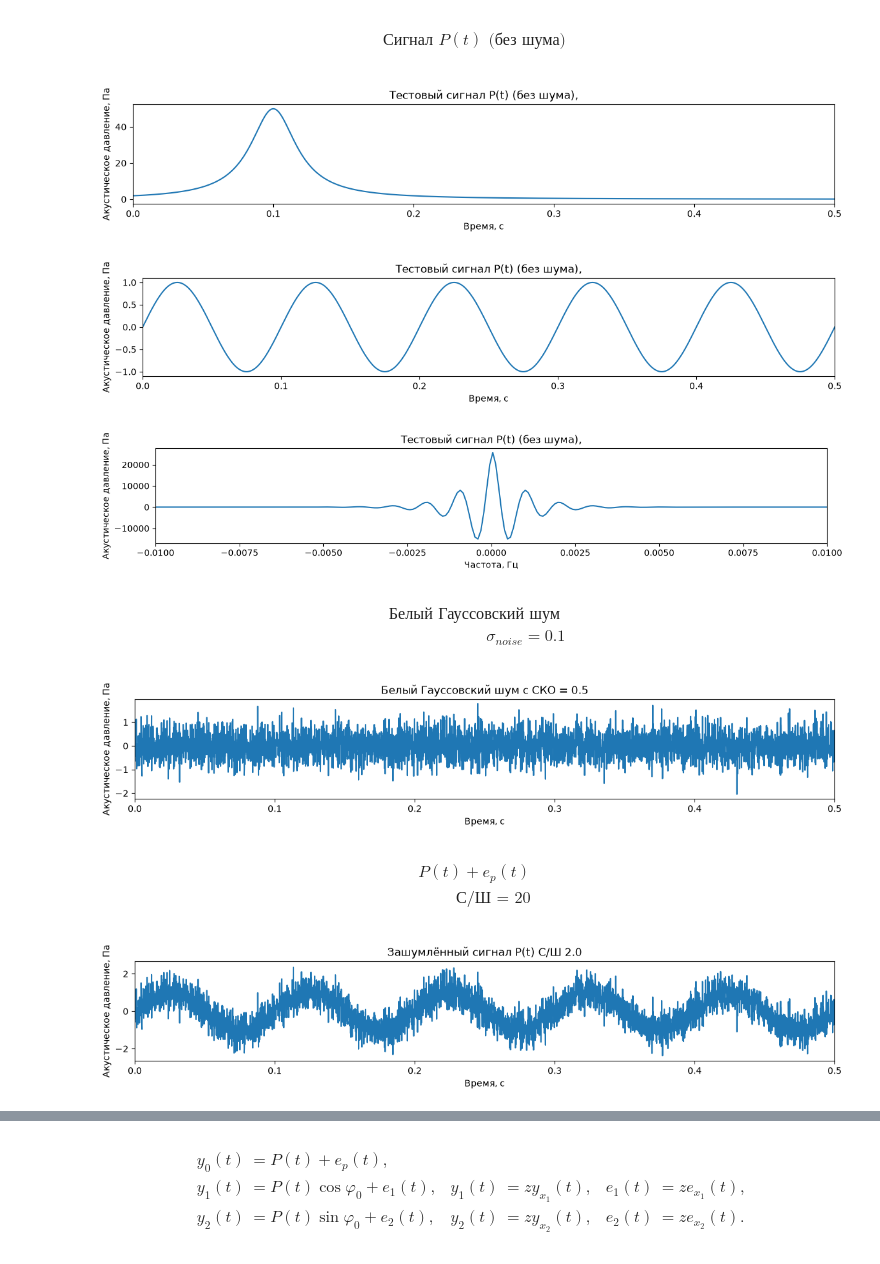
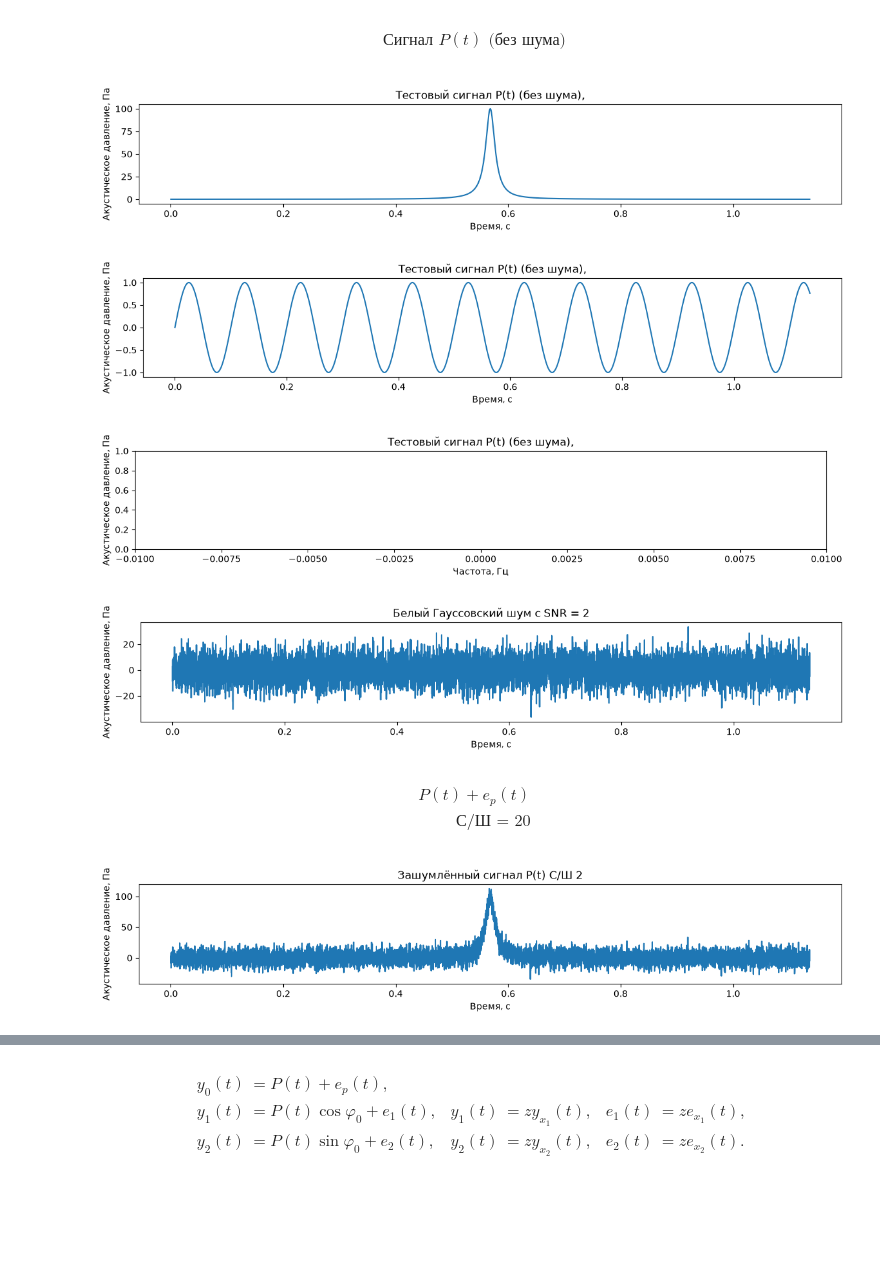
Before and after one commit to veitnemed/piling-main, a Jupyter notebook: notebook.ipynb, the cells around one changed output, grey strips where cells are left out. Drawn from its saved outputs; the diff is of its cells as text; code cells hidden in the pictures; blank space fills up the shorter version.

Commit message:
add typing signal

```diff
--- a/notebook.ipynb
+++ b/notebook.ipynb
@@ -61,51 +54,38 @@ def get_tau_array(M: int,
-# %%
-def generate_signal(t: np.ndarray,
-                    f: float,
-                    A: float = 1.0,) -> np.ndarray:
-    """Считаем значение гармончиеского сигнала в каждый момент времени"""
-
-    return  A*np.sin(t*(2*np.pi*f))
-
-def get_impulse_signal(time_vector: np.ndarray,
-                    tau: float,
-                    A: float = 1.0,
-                    center_signal: float = 0.1) -> np.ndarray:
-    return A*tau / (tau**2 + (time_vector-center_signal)**2)
 # %% [markdown]
 \begin{align*}
 \text{Сигнал } P(t) \text{ (без шума)}
 \end{align*}
 # %%
-values_signal = generate_signal(t, f, A)
+values_sin_signal = get_sin_signal(q)
 tau = 0.02
-values_impulse_signal = get_impulse_signal(t,tau,A)
-f_impulse = np.fft.fftshift(np.fft.fft(values_impulse_signal))
+values_signal = get_impulse_signal(q)
+en_signal = calculate_energy(values_signal, cfg.time_vector)
+f_impulse = np.fft.fftshift(np.fft.fft(values_signal))
 # %%
 fig, ax = plt.subplots(1,1,figsize = (14,2))
-ax.plot(t, values_impulse_signal)
+ax.plot(cfg.time_vector, values_signal)
 
 
 ax.set_xlabel("Время, с")
 ax.set_ylabel("Акустическое давление, Па")
-ax.set_xlim(**TIME_LIMIT)
 ax.set_title("Тестовый сигнал P(t) (без шума),")
 plt.show()
 fig, ax = plt.subplots(1,1,figsize = (14,2))
 
-ax.plot(t, values_signal)
+ax.plot(cfg.time_vector, values_sin_signal)
 
 
 ax.set_xlabel("Время, с")
 ax.set_ylabel("Акустическое давление, Па")
-ax.set_xlim(**TIME_LIMIT)
+
 ax.set_title("Тестовый сигнал P(t) (без шума),")
 plt.show()
 # %% [output]
-[figure, old version]
+[figure, new version]
-[figure, old version]
+[figure, new version]
 # %%
 fig, ax = plt.subplots(1,1,figsize = (14,2))
-ax.plot(f_vector, f_impulse)
+#ax.plot(f_vector, f_impulse)
 
 
 ax.set_xlabel("Частота, Гц")
@@ -114,4 +94,4 @@ ax.set_xlim(-1e-2,1e-2)
 ax.set_title("Тестовый сигнал P(t) (без шума),")
 plt.show()
 # %% [output]
-[figure, old version]
+[figure, new version]
@@ -121,20 +98,16 @@ def generate_noise(scale):
-# %% [markdown]
-\begin{align*}
-\text{    Белый Гауссовский шум } \\
-\sigma_{noise} = 0.1
-\end{align*}
 # %%
 # ШУМ
-noise = generate_noise(sigma_noise)
+
+noise = get_noise(q, np.random.default_rng(42),en_signal)
+noise_level = calculate_noise_level(en_signal,cfg.SNR, cfg.DURATION_ALL)
 fig, ax = plt.subplots(1,1,figsize = (14,2))
-ax.plot(t, noise)
+ax.plot(cfg.time_vector, noise)
 ax.set_xlabel("Время, с")
 ax.set_ylabel("Акустическое давление, Па")
-ax.set_xlim(**TIME_LIMIT)
-ax.set_title(rf"Белый Гауссовский шум с СКО = {sigma_noise}")
+ax.set_title(rf"Белый Гауссовский шум с SNR = {cfg.SNR}")
 plt.show()
 # %% [output]
-[figure, old version]
+[figure, new version]
 # %% [markdown]
 \begin{align*}
 P(t) + e_p(t) \\
@@ -143,13 +116,12 @@ P(t) + e_p(t) \\
 # %%
 # Построение графика
 noise_signal = values_signal + noise
 fig, ax = plt.subplots(1,1,figsize = (14,2))
-ax.plot(t, noise_signal)
+ax.plot(cfg.time_vector, noise_signal)
 ax.set_xlabel("Время, с")
 ax.set_ylabel("Акустическое давление, Па")
-ax.set_xlim(**TIME_LIMIT)
-ax.set_title(rf"Зашумлённый сигнал P(t) C/Ш {round(A/sigma_noise,2)}")
+ax.set_title(rf"Зашумлённый сигнал P(t) C/Ш {cfg.SNR}")
 plt.show()
 # %% [output]
-[figure, old version]
+[figure, new version]
 # %%
```
Also changed, not shown: parts of 19 cells of this notebook, 5 other files.
